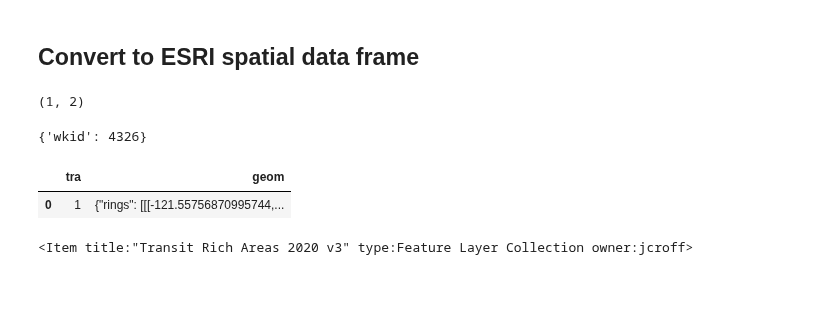
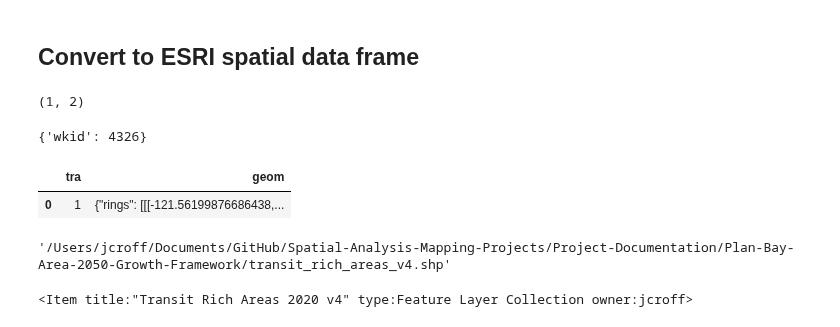
Before and after one commit to BayAreaMetro/Spatial-Analysis-Mapping-Projects, a Jupyter notebook: Project-Documentation/Plan-Bay-Area-2050-Growth-Framework/Scripts/Create Transit Rich Areas Dataset.ipynb, the cells around one changed output. Cells and saved outputs as stored; diff of their text form; code cells hidden in the pictures; blank space fills up the shorter version.

```diff
--- a/Project-Documentation/Plan-Bay-Area-2050-Growth-Framework/Scripts/Create Transit Rich Areas Dataset.ipynb
+++ b/Project-Documentation/Plan-Bay-Area-2050-Growth-Framework/Scripts/Create Transit Rich Areas Dataset.ipynb
@@ -120,9 +120,9 @@ array(['Rail', 'Bus', 'Tram, Streetcar, Light Rail', 'Cable Tram', None,
        'Ferry'], dtype=object)
 # %%
 #Filter stops to include stops w/ types as well as stops with routes headways of 15 mins or less
-transit_stops_exist_utmz10 = transit_stops_exist_utmz10[(transit_stops_exist_utmz10['hdwy_15min'] == 1) &
-                                                  (transit_stops_exist_utmz10['route_ty_t'].isin(['Rail',
-                                                                                              'Bus',
+transit_stops_exist_utmz10 = transit_stops_exist_utmz10[((transit_stops_exist_utmz10['hdwy_15min'] == 1) &
+                                                         (transit_stops_exist_utmz10['route_ty_t'] == 'Bus')) |
+                                                        (transit_stops_exist_utmz10['route_ty_t'].isin(['Rail',
                                                                                               'Tram, Streetcar, Light Rail',
                                                                                               'Cable Tram',
                                                                                               'Ferry']))].copy()
@@ -200,7 +241,8 @@ array(['Final Blueprint', 'Not Included', 'Draft Blueprint',
 # %%
 #filter for stops in the Final Blueprint or Under Construction
-transit_stops_plan_utmz10 = transit_stops_plan_utmz10[transit_stops_plan_utmz10['status'].isin(['Final Blueprint',
-                                                                                             'Under Construction'])].copy()
+transit_stops_plan_utmz10 = transit_stops_plan_utmz10[(transit_stops_plan_utmz10['status'].isin(['Final Blueprint',
+                                                                                             'Under Construction'])) |
+                                                     (transit_stops_plan_utmz10['stop_name'] == 'Irvington')].copy()
 # %%
 transit_stops_plan_utmz10.info()
 # %% [output]
@@ -448,14 +510,18 @@ stops_lines_append_wgs84_sdf.spatial.sr
 # %% [output]
 {'wkid': 4326}
 # %%
-stops_lines_append_wgs84_sdf.head(5)
+stops_lines_append_wgs84_sdf.head()
 # %% [output]
 |  | tra | geom |
-| 0 | 1 | {"rings": [[[-121.55756870995744,... |
+| 0 | 1 | {"rings": [[[-121.56199876686438,... |
+# %%
+stops_lines_append_wgs84_sdf.spatial.to_featureclass('../transit_rich_areas_v4.shp')
+# %% [output]
+'/Users/jcroff/Documents/GitHub/Spatial-Analysis-Mapping-Projects/Project-Documentation/Plan-Bay-Area-2050-Growth-Framework/transit_rich_areas_v4.shp'
 # %%
-title = 'Transit Rich Areas 2020 v3'
+title = 'Transit Rich Areas 2020 v4'
 folder = 'Plan Bay Area 2050'
 stops_lines_append_wgs84_sdf.spatial.to_featurelayer(title,folder=folder)
 # %% [output]
-<Item title:"Transit Rich Areas 2020 v3" type:Feature Layer Collection owner:jcroff>
+<Item title:"Transit Rich Areas 2020 v4" type:Feature Layer Collection owner:jcroff>
 # %%
```
Also changed, not shown: parts of 17 cells of this notebook.
